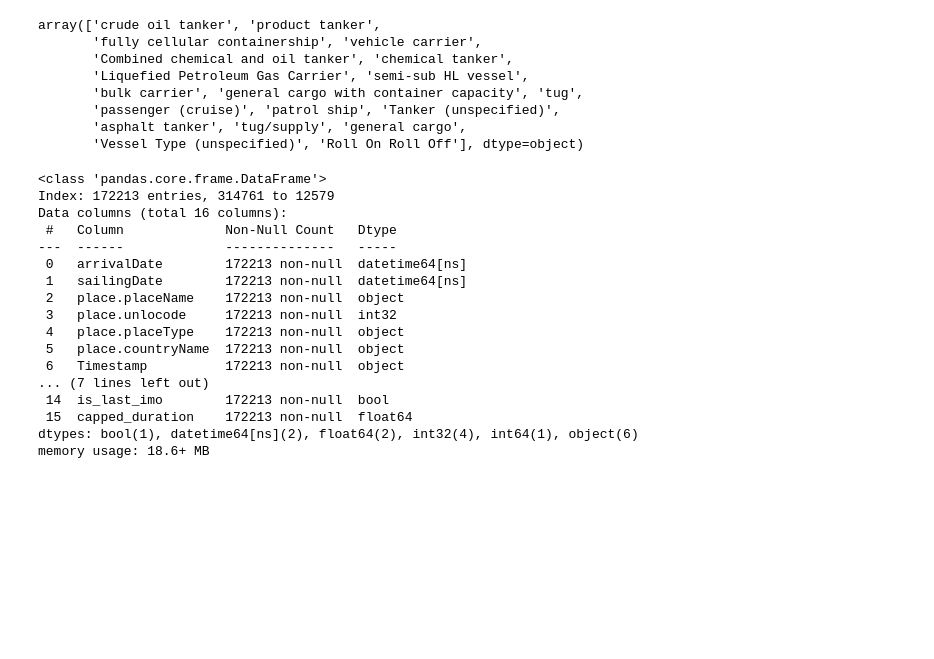
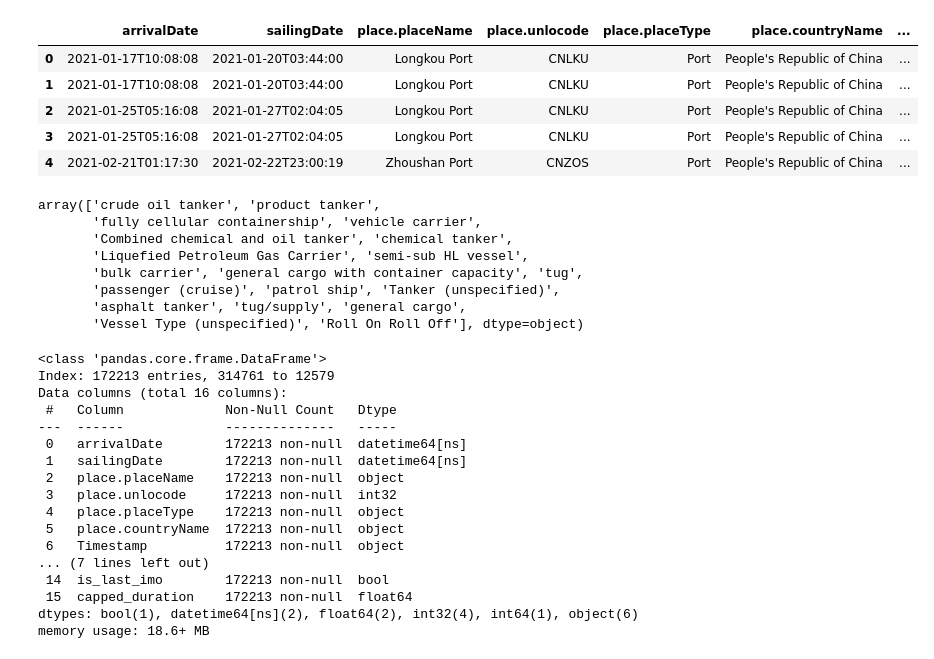
Before and after one commit to SySyAli/ais_port_prediction, a Jupyter notebook: notebooks/random_forest.ipynb, the cells around one changed output. Drawn from its saved outputs; the diff is of its cells as text; code cells hidden in the pictures; blank space fills up the shorter version.

```diff
--- a/notebooks/random_forest.ipynb
+++ b/notebooks/random_forest.ipynb
@@ -5,6 +5,15 @@ import seaborn as sns
 import matplotlib.pyplot as plt
 # %%
 pre_df = pd.read_csv('../data/cleaned/cleaned_vessel_calls.csv')
+# %%
+pre_df.head()
+# %% [output]
+|  | arrivalDate | sailingDate | place.placeName | place.unlocode | place.placeType | place.countryName | ... |
+| 0 | 2021-01-17T10:08:08 | 2021-01-20T03:44:00 | Longkou Port | CNLKU | Port | People's Republic of China | ... |
+| 1 | 2021-01-17T10:08:08 | 2021-01-20T03:44:00 | Longkou Port | CNLKU | Port | People's Republic of China | ... |
+| 2 | 2021-01-25T05:16:08 | 2021-01-27T02:04:05 | Longkou Port | CNLKU | Port | People's Republic of China | ... |
+| 3 | 2021-01-25T05:16:08 | 2021-01-27T02:04:05 | Longkou Port | CNLKU | Port | People's Republic of China | ... |
+| 4 | 2021-02-21T01:17:30 | 2021-02-22T23:00:19 | Zhoushan Port | CNZOS | Port | People's Republic of China | ... |
 # %%
 # preprocess dataframe - duration and month
 pre_df["arrivalDate"] = pd.to_datetime(pre_df["arrivalDate"])
```
Also changed, not shown: parts of 4 cells of this notebook, 2 other files.
